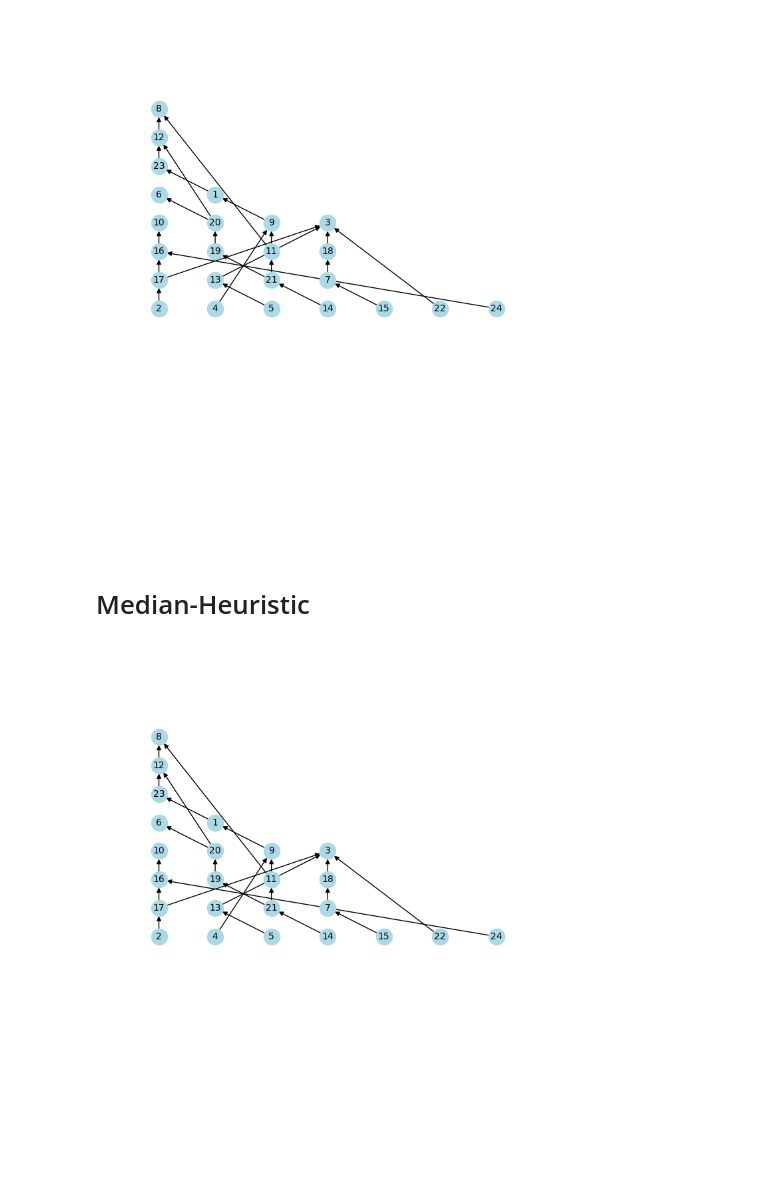
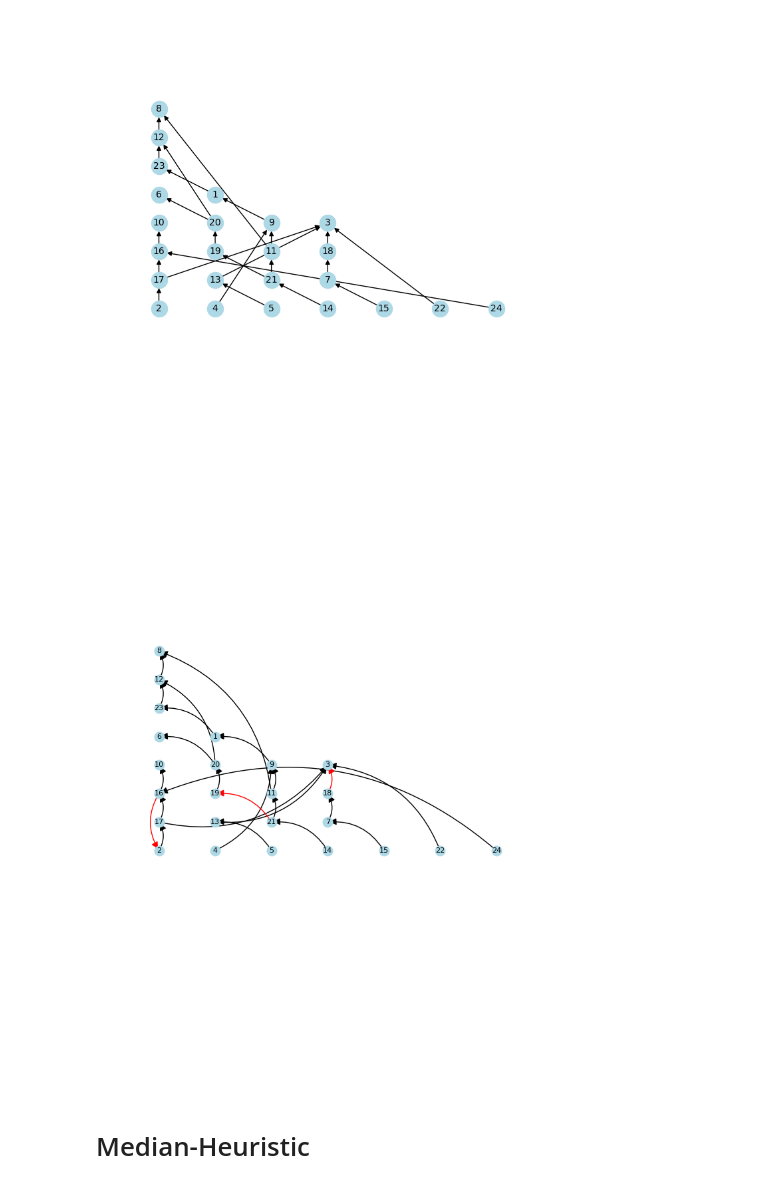
Before and after one commit to mauro-vb/graph-visualization-project, a Jupyter notebook: step4.ipynb, the cells around one changed output. Cells and saved outputs as stored; diff of their text form; code cells hidden in the pictures.

```diff
--- a/step4.ipynb
+++ b/step4.ipynb
@@ -552,3 +537,48 @@ final_ordering = barycenter_heuristic(G_dag, layers)
 draw_layered_graph_with_straight_edges(G_dag, layers, final_ordering, {})
 # %% [output]
 [figure]
+# %%
+def draw_curved_arrow(ax, A, B, color='black', rad=0.2):
+    # choose a "radius" for the arc
+    control_point = [(A[0]+B[0])/2, (A[1]+B[1])/2 + rad]
+    arrow = FancyArrowPatch(A, B, connectionstyle=f"arc3,rad={rad}",
+                            color=color, arrowstyle='-|>',
+                            mutation_scale=15.0, # increase the size of the arrowhead
+                            lw=1, alpha=1)  # make the arrow opaque
+    ax.add_patch(arrow)
+
+def draw_layered_graph_with_curved_edges(G, layers, final_ordering, fas):
+    plt.figure(figsize=(12, 10))
+    ax = plt.gca()
+    pos = {}
+    for layer, nodes in layers.items():
+        for node in nodes:
+            pos[node] = (final_ordering[layer][node], layer)  # Inverted y-axis for layering
+
+    nx.draw_networkx_nodes(G, pos, node_size=110, node_color='lightblue', ax=ax)
+    nx.draw_networkx_labels(G, pos, font_size=8, ax=ax)
+
+    # Draw non-FAS edges as straight lines
+    normal_edges = [edge for edge in G.edges if edge not in fas]
+    for edge in normal_edges:
+        draw_curved_arrow(ax, pos[edge[0]], pos[edge[1]], color='black', rad=0.3)
+
+    # Draw FAS edges as curved arrows
+    for edge in fas:
+        draw_curved_arrow(ax, pos[edge[0]], pos[edge[1]], color='red', rad=0.3)
+
+    ax.set_xlim(-1, max(final_ordering[max(layers.keys())].values()) + 10)
+    ax.set_ylim(-max(layers.keys()) - 1, 10)
+    ax.axis('off')
+    plt.show()
+
+# Assuming you have defined feedback_arc_set_ordered, original_graph_without_cycles, etc.
+node_order = [i for i in range(1, len(node_list)+1)]
+fas = feedback_arc_set_ordered(G, node_order)
+
+G_dag = original_graph_without_cycles(G, fas)
+layers, _ = layer_assignment(G_dag)
+final_ordering = barycenter_heuristic(G_dag, layers)
+draw_layered_graph_with_curved_edges(G_dag, layers, final_ordering, fas)
+# %% [output]
+[figure, added]
@@ -587,5 +624,4 @@ layers, _ = layer_assignment(G_dag)
 
 final_ordering = median_heuristic(G_dag, layers)
 draw_layered_graph_with_straight_edges(G_dag, layers, final_ordering, {})
+draw_layered_graph_with_curved_edges(G_dag, layers, final_ordering, {})
-# %% [output]
-[figure, removed]
```
Also changed, not shown: parts of 17 cells of this notebook.
